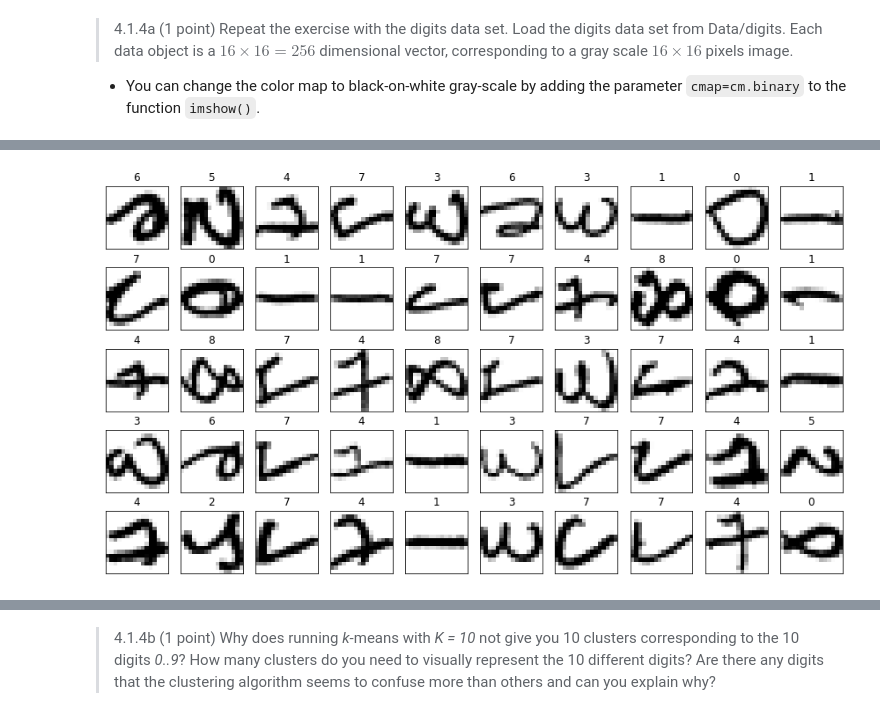
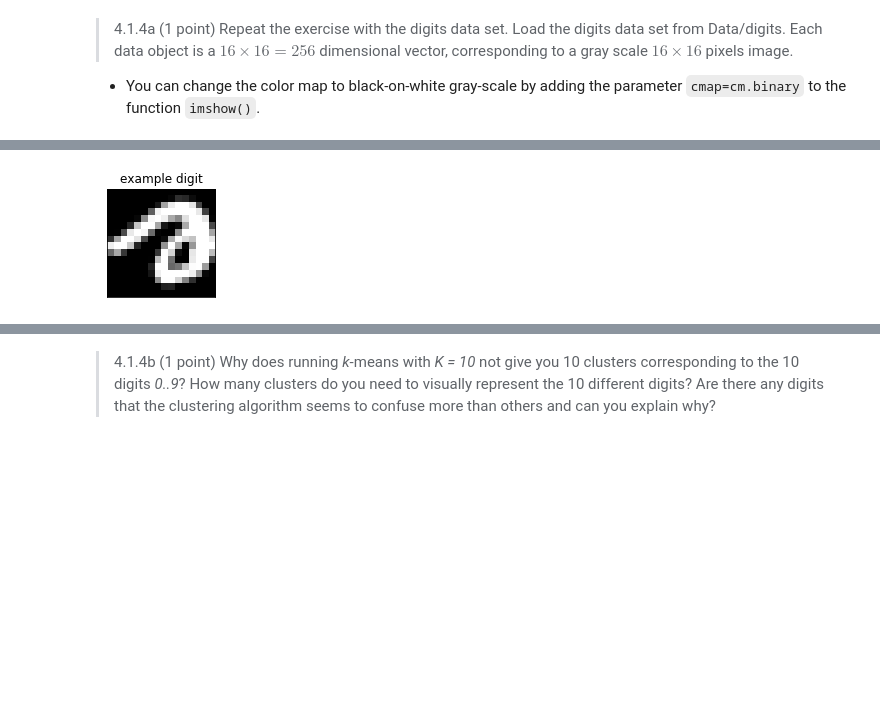
Before and after one commit to gabrielraya/Data-Mining, a Jupyter notebook: Assignment_4/Assignment_4.ipynb, the cells around one changed output, grey strips where cells are left out. Cells and saved outputs as stored; diff of their text form; code cells hidden in the pictures; blank space fills up the shorter version.

```diff
--- a/Assignment_4/Assignment_4.ipynb
+++ b/Assignment_4/Assignment_4.ipynb
@@ -229,10 +229,8 @@ _The more clusters, the more the cluster centers resemble actual faces. Averagin
 # %%
 from scipy.io import loadmat
 
-digits = loadmat('Data/digits')
-print(digits['X'].shape)
+digits = loadmat('Data/digits')['X']
+labels = loadmat('Data/digits')['y']
 
-# Just for visualization
-import pandas as pd
-pd.DataFrame(digits['X']).head()
+print(f'{digits.shape[0]} images of size 16x16 pixels = {digits.shape[1]}')
 # %% [output]
@@ -262,17 +238,15 @@ dict(zip(unique, counts))
 # %%
 import matplotlib.pyplot as plt
 import numpy as np
 
-def plot_digit(digit_vector, plot_on=plt, label=''):
-    plt.title(f'{label}')
-    plot_on.imshow(np.reshape(digit_vector, (16,16)).T, cmap=plt.cm.binary)
+def plot_digit(digit_vector, plot_on=plt):
+    plot_on.imshow(np.reshape(digit_vector, (16,16)).T, cmap='gray')
     plot_on.set_xticks([])
     plot_on.set_yticks([])
 
-fig = plt.figure(figsize=(15, 15))
-
-for i in range(50):
-    plot_digit(digits['X'][i], plt.subplot(9,10,i + 1), digits['y'].tolist()[i][0])
+fig = plt.figure(figsize=(2, 2))
+plot_digit(digits[0], fig.add_subplot(1, 1, 1))
+plt.title('example digit')
 plt.show()
 # %% [output]
-[figure, old version]
+[figure, new version]
```
Also changed, not shown: parts of 9 cells of this notebook.
